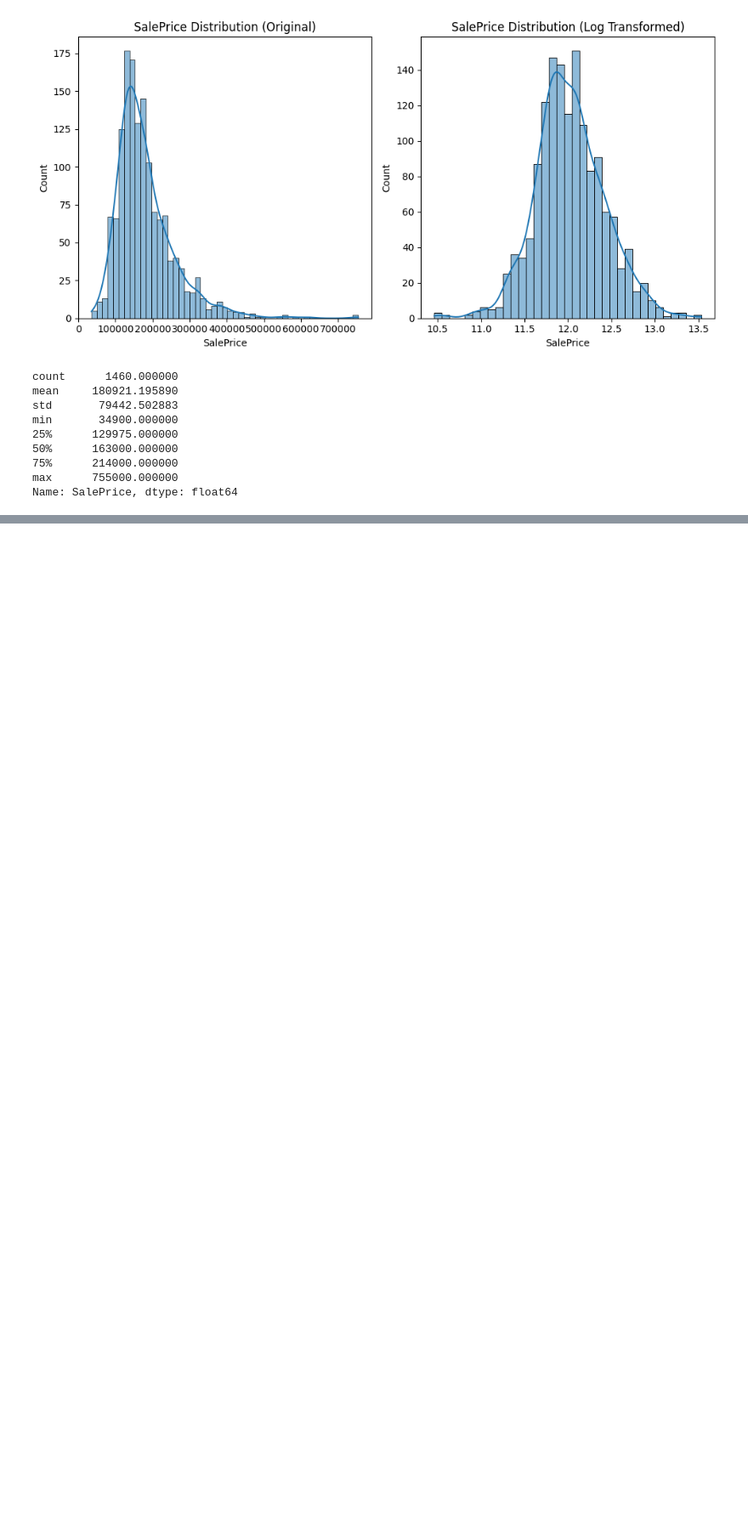
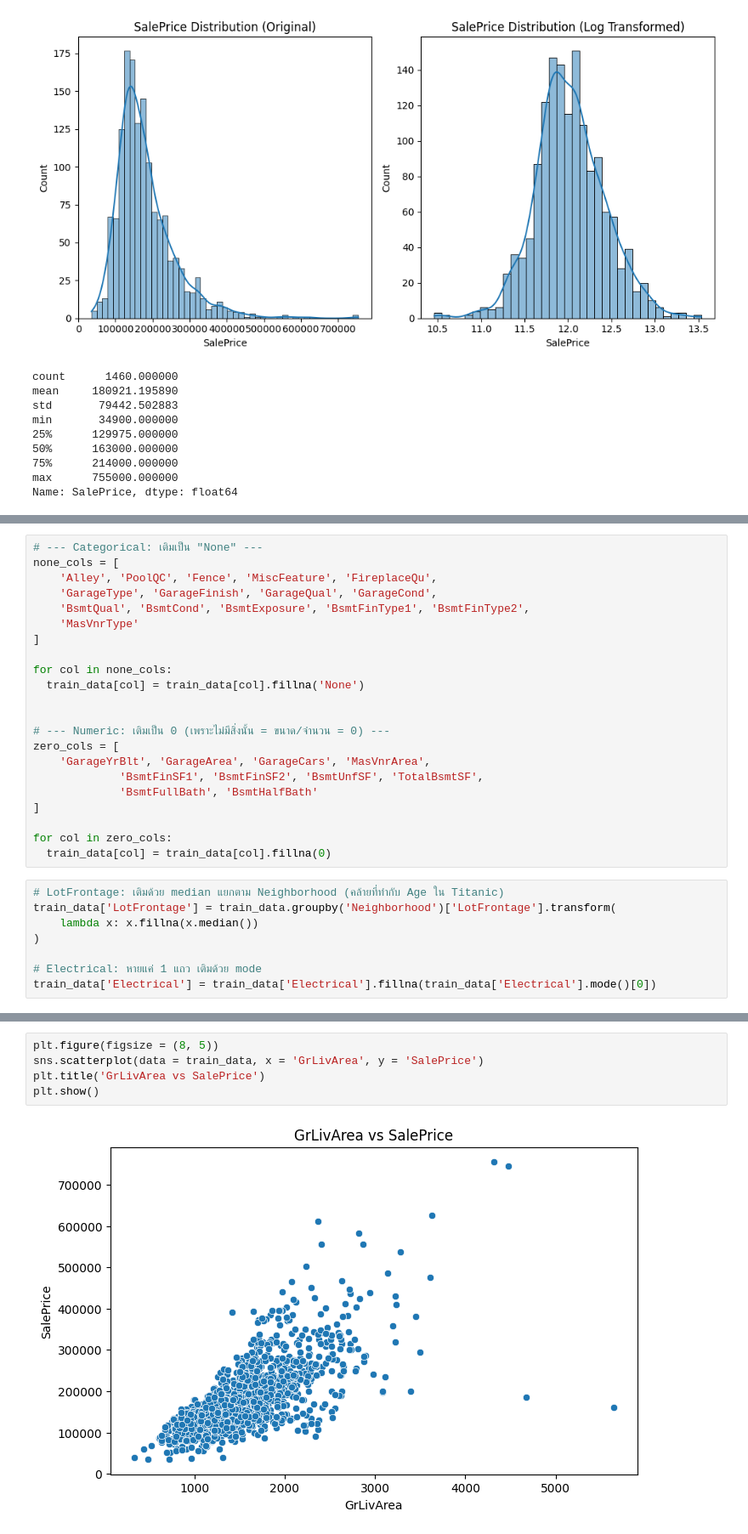
Before and after one commit to k-workproject/data-skills-roadmap, a Jupyter notebook: python-project/house_price_advance_regression.ipynb, the cells around one changed output, grey strips where cells are left out. Shown at 85% size. Drawn from its saved outputs; the diff is of its cells as text; blank space fills up the shorter version.

```diff
--- a/python-project/house_price_advance_regression.ipynb
+++ b/python-project/house_price_advance_regression.ipynb
@@ -121,0 +154,30 @@ Name: SalePrice, dtype: float64
+# %%
+# --- Categorical: เติมเป็น "None" ---
+none_cols = [
+    'Alley', 'PoolQC', 'Fence', 'MiscFeature', 'FireplaceQu',
+    'GarageType', 'GarageFinish', 'GarageQual', 'GarageCond',
+    'BsmtQual', 'BsmtCond', 'BsmtExposure', 'BsmtFinType1', 'BsmtFinType2',
+    'MasVnrType'
+]
+
+for col in none_cols:
+  train_data[col] = train_data[col].fillna('None')
+
+
+# --- Numeric: เติมเป็น 0 (เพราะไม่มีสิ่งนั้น = ขนาด/จำนวน = 0) ---
+zero_cols = [
+    'GarageYrBlt', 'GarageArea', 'GarageCars', 'MasVnrArea',
+             'BsmtFinSF1', 'BsmtFinSF2', 'BsmtUnfSF', 'TotalBsmtSF',
+             'BsmtFullBath', 'BsmtHalfBath'
+]
+
+for col in zero_cols:
+  train_data[col] = train_data[col].fillna(0)
+# %%
+# LotFrontage: เติมด้วย median แยกตาม Neighborhood (คล้ายที่ทำกับ Age ใน Titanic)
+train_data['LotFrontage'] = train_data.groupby('Neighborhood')['LotFrontage'].transform(
+    lambda x: x.fillna(x.median())
+)
+
+# Electrical: หายแค่ 1 แถว เติมด้วย mode
+train_data['Electrical'] = train_data['Electrical'].fillna(train_data['Electrical'].mode()[0])
@@ -121,0 +212,7 @@ Name: SalePrice, dtype: float64
+# %%
+plt.figure(figsize = (8, 5))
+sns.scatterplot(data = train_data, x = 'GrLivArea', y = 'SalePrice')
+plt.title('GrLivArea vs SalePrice')
+plt.show()
+# %% [output]
+[figure, added]
```
Also changed, not shown: parts of 34 cells of this notebook.
